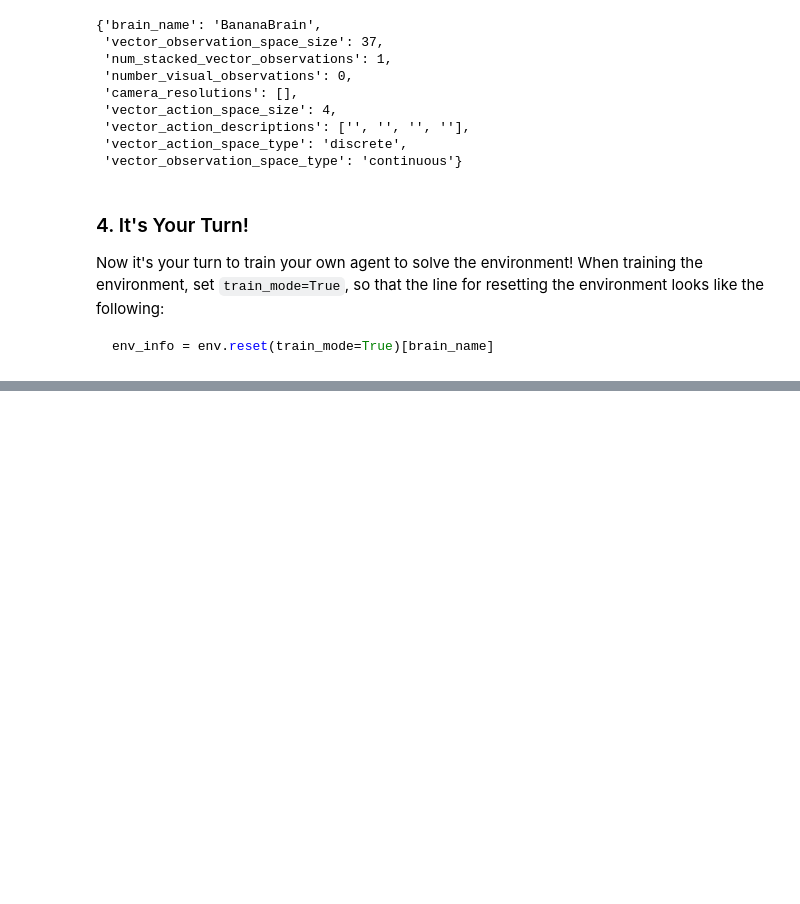
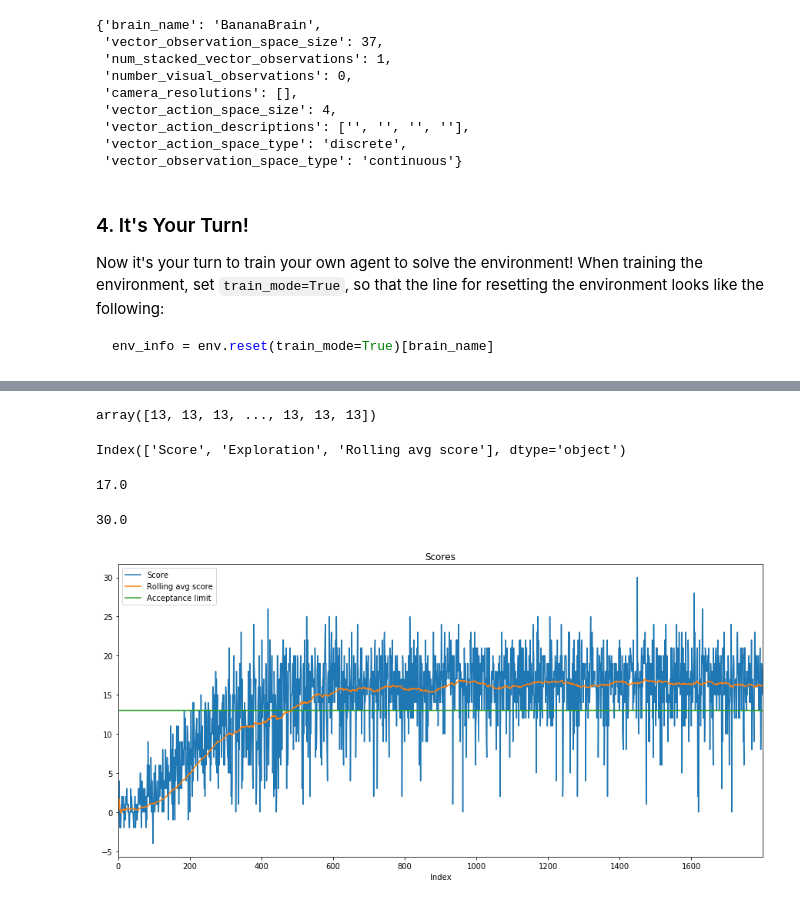
Before and after one commit to IzidoroBaltazar/DeepReinfLearning, a Jupyter notebook: project1/Navigation.ipynb, the cells around one changed output, grey strips where cells are left out. Drawn from its saved outputs; the diff is of its cells as text; code cells hidden in the pictures; blank space fills up the shorter version.

Commit message:
[FEATURE] add training figure

```diff
--- a/project1/Navigation.ipynb
+++ b/project1/Navigation.ipynb
@@ -256,0 +265,26 @@ env_info = env.reset(train_mode=True)[brain_name]
+# %%
+a = np.empty((1800,), dtype=np.int); a.fill(13)
+# %%
+a
+# %% [output]
+array([13, 13, 13, ..., 13, 13, 13])
+# %%
+df.keys()
+# %% [output]
+Index(['Score', 'Exploration', 'Rolling avg score'], dtype='object')
+# %%
+df['Rolling avg score'].max()
+# %% [output]
+17.0
+# %%
+df['Score'].max()
+# %% [output]
+30.0
+# %%
+df = pd.read_csv('data.csv', index_col=0)
+df['Acceptance limit'] = a
+pie = df[['Score', 'Rolling avg score', 'Acceptance limit']].plot(figsize=(15,7), title="Scores")
+fig = pie.get_figure()
+fig.savefig("figure.png")
+# %% [output]
+[figure, added]
```
Also changed, not shown: parts of 2 cells of this notebook, 5 other files.
